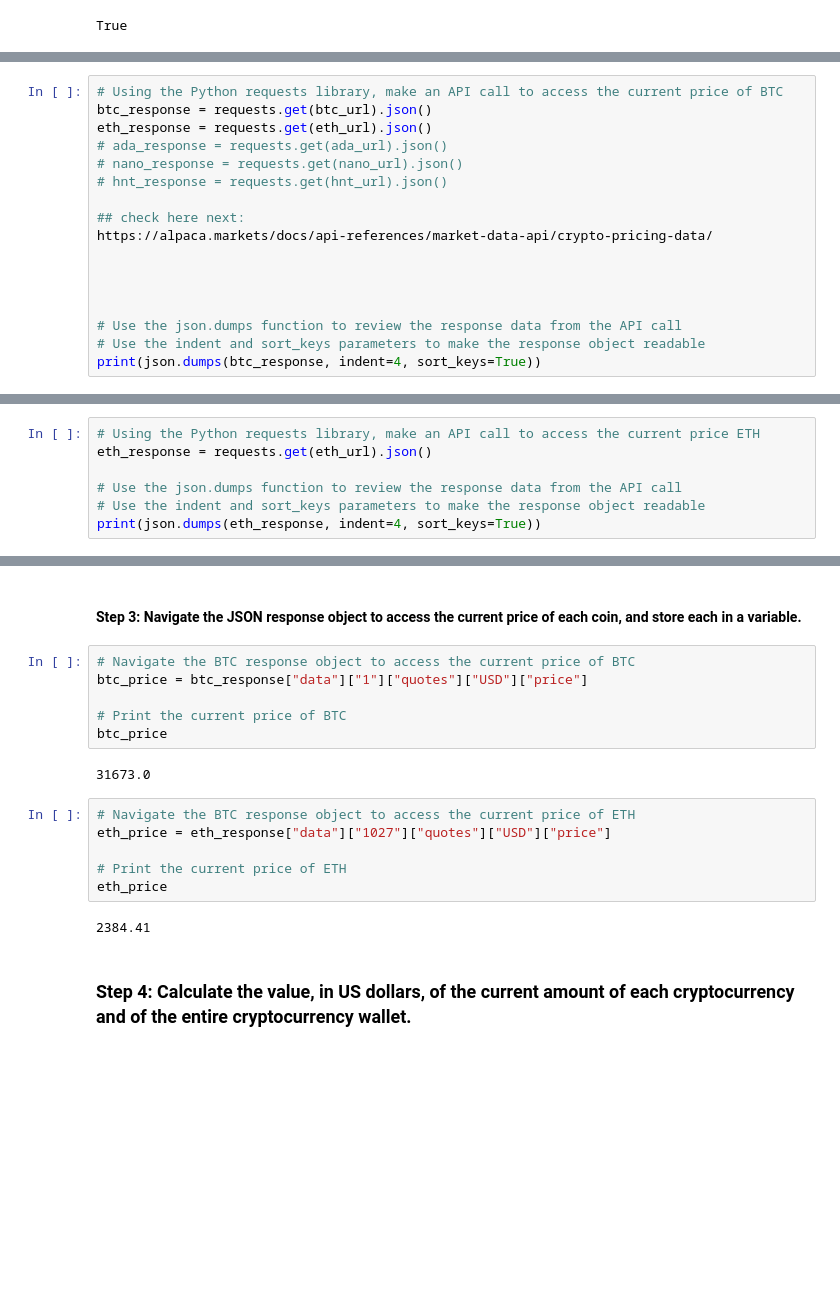
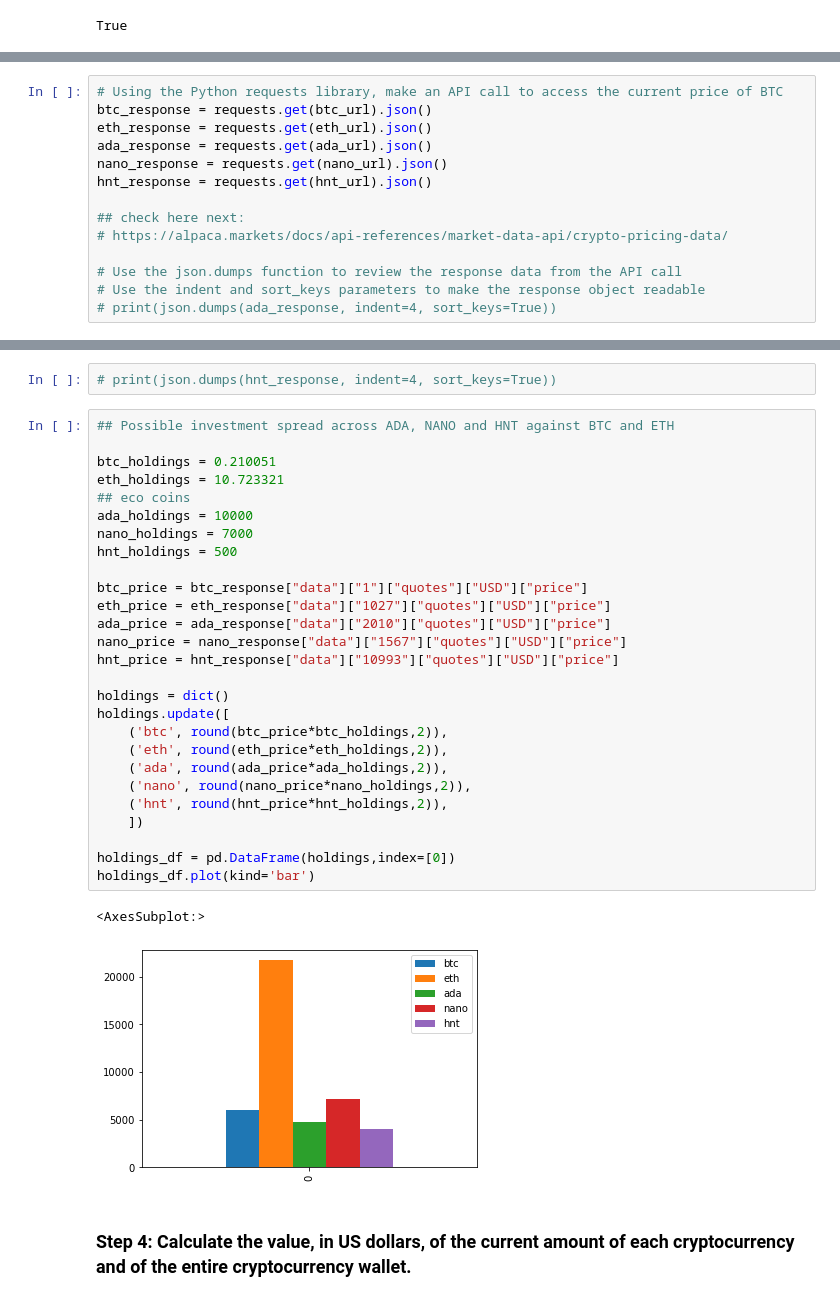
Before and after one commit to juliaelizabethharrison/ecocrypto_portfolio_analysis-1, a Jupyter notebook: ecocrypto_portfolio_planner_alpaca_MCS.ipynb, the cells around one changed output, grey strips where cells are left out. Cells and saved outputs as stored; diff of their text form; blank space fills up the shorter version.

Commit message:
worked on first call to the free api for coin prices with a holdings portfolio

```diff
--- a/ecocrypto_portfolio_planner_alpaca_MCS.ipynb
+++ b/ecocrypto_portfolio_planner_alpaca_MCS.ipynb
@@ -73,16 +42,13 @@ eth_url = "https://api.alternative.me/v2/ticker/ethereum/?convert=USD"
 # Using the Python requests library, make an API call to access the current price of BTC
 btc_response = requests.get(btc_url).json()
 eth_response = requests.get(eth_url).json()
-# ada_response = requests.get(ada_url).json()
-# nano_response = requests.get(nano_url).json()
-# hnt_response = requests.get(hnt_url).json()
+ada_response = requests.get(ada_url).json()
+nano_response = requests.get(nano_url).json()
+hnt_response = requests.get(hnt_url).json()
 
 ## check here next:
-https://alpaca.markets/docs/api-references/market-data-api/crypto-pricing-data/
-
-
-
+# https://alpaca.markets/docs/api-references/market-data-api/crypto-pricing-data/
 
 # Use the json.dumps function to review the response data from the API call
 # Use the indent and sort_keys parameters to make the response object readable
-print(json.dumps(btc_response, indent=4, sort_keys=True))
+# print(json.dumps(ada_response, indent=4, sort_keys=True))
@@ -107,7 +54,0 @@ print(json.dumps(btc_response, indent=4, sort_keys=True))
-# %%
-# Using the Python requests library, make an API call to access the current price ETH
-eth_response = requests.get(eth_url).json()
-
-# Use the json.dumps function to review the response data from the API call
-# Use the indent and sort_keys parameters to make the response object readable
-print(json.dumps(eth_response, indent=4, sort_keys=True))
@@ -132,21 +55,35 @@ print(json.dumps(eth_response, indent=4, sort_keys=True))
-# %% [markdown]
-#### Step 3: Navigate the JSON response object to access the current price of each coin, and store each in a variable.
-# %%
-# Navigate the BTC response object to access the current price of BTC
-btc_price = btc_response["data"]["1"]["quotes"]["USD"]["price"]
-
-# Print the current price of BTC
-btc_price
-# %% [output]
-31673.0
-# %%
-# Navigate the BTC response object to access the current price of ETH
-eth_price = eth_response["data"]["1027"]["quotes"]["USD"]["price"]
-
-# Print the current price of ETH
-eth_price
-# %% [output]
-2384.41
+# %%
+# print(json.dumps(hnt_response, indent=4, sort_keys=True))
+# %%
+## Possible investment spread across ADA, NANO and HNT against BTC and ETH
+
+btc_holdings = 0.210051
+eth_holdings = 10.723321
+## eco coins
+ada_holdings = 10000
+nano_holdings = 7000
+hnt_holdings = 500
+
+btc_price = btc_response["data"]["1"]["quotes"]["USD"]["price"]
+eth_price = eth_response["data"]["1027"]["quotes"]["USD"]["price"]
+ada_price = ada_response["data"]["2010"]["quotes"]["USD"]["price"]
+nano_price = nano_response["data"]["1567"]["quotes"]["USD"]["price"]
+hnt_price = hnt_response["data"]["10993"]["quotes"]["USD"]["price"]
+
+holdings = dict()
+holdings.update([
+    ('btc', round(btc_price*btc_holdings,2)),
+    ('eth', round(eth_price*eth_holdings,2)),
+    ('ada', round(ada_price*ada_holdings,2)),
+    ('nano', round(nano_price*nano_holdings,2)),
+    ('hnt', round(hnt_price*hnt_holdings,2)),
+    ])
+
+holdings_df = pd.DataFrame(holdings,index=[0])
+holdings_df.plot(kind='bar')
+# %% [output]
+<AxesSubplot:>
+[figure, added]
 # %% [markdown]
 ### Step 4: Calculate the value, in US dollars, of the current amount of each cryptocurrency and of the entire cryptocurrency wallet.
 # %%
```
Also changed, not shown: parts of 15 cells of this notebook.
